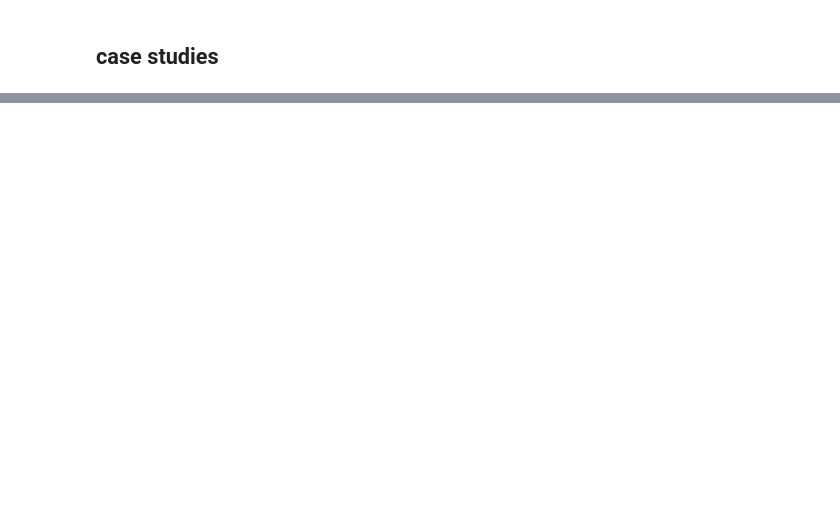
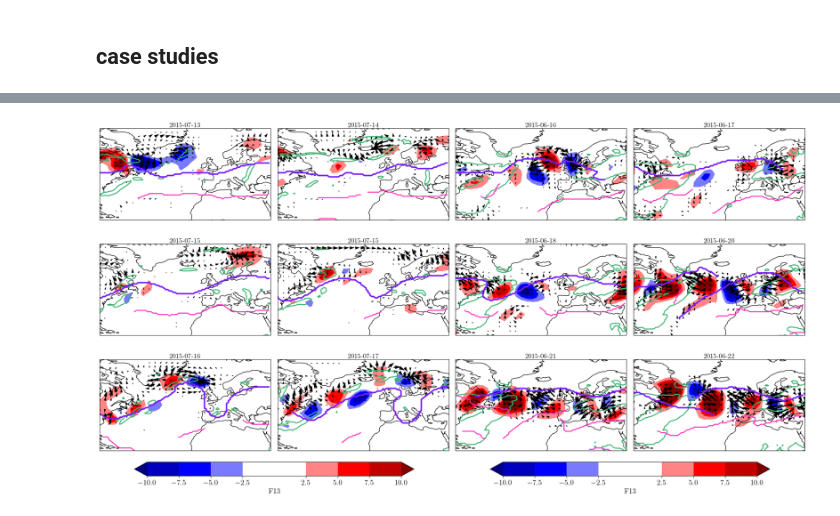
Before and after one commit to hbanderier/persistent-extremes-era5, a Jupyter notebook: Playgrounds/data_henrik_pg.ipynb, the cells around one changed output, grey strips where cells are left out. Drawn from its saved outputs; the diff is of its cells as text; code cells hidden in the pictures; blank space fills up the shorter version.

```diff
--- a/Playgrounds/data_henrik_pg.ipynb
+++ b/Playgrounds/data_henrik_pg.ipynb
@@ -251,0 +331,81 @@ for fig, key, which_spell in zip(subfigs, ["ctrl", "dobl"], [n_ctrl, n_dobl]):
+# %%
+ds_waf = {}
+for run in ["ctrl", "dobl"]:
+    ds_waf[f"{run}_F1x"] = xr.open_dataset(Path(DATADIR, "Henrik_data", run, "high_wind", "6H", "results", "F300.zarr"))
+    ds_waf[f"{run}_F1x"]["F12"] = ds_waf[f"{run}_F1x"]["F12"] + ds_waf[f"{run}_F1x"]["F12_extra"]
+    ds_waf[f"{run}_F2x"] = xr.open_dataset(Path(DATADIR, "Henrik_data", run, "high_wind", "6H", "results", "F300_2x.zarr"))
+# %%
+n_ctrl = 26
+n_dobl = 27
+figure = plt.figure(layout="constrained", figsize=(20, 11))
+subfigs = figure.subfigures(1, 2, wspace=0.01)
+fig1, fig2 = subfigs
+nrow, ncol = 3, 2
+n = nrow * ncol
+i_waf = 1
+plt.rc("axes", titlesize=14)
+plt.rc("axes", titlepad=2)
+
+cbar_kwargs = {"location": "bottom", "shrink": 0.8, "fraction": 0.1, "pad": 0.03}
+plot_kwargs = {
+    "cmap": colormaps.BlWhRe,
+    "levels": MaxNLocator(9).tick_values(-10, 10).tolist(),
+    "cbar_kwargs": cbar_kwargs,
+}
+
+for fig, key, which_spell in zip(subfigs, ["ctrl", "dobl"], [n_ctrl, n_dobl]):
+    is_dobl = key == "dobl"
+    spell = all_spells[f"{key}_EDJ"].filter(pl.col("spell") == which_spell)
+    spell = extend_spells(spell, time_before=datetime.timedelta(days=0))
+    len_spell = spell["time"][-1] - spell["time"][0]
+    times = (
+        pl.linear_space(spell["time"][0], spell["time"][-1], n, eager=True)
+        .dt.round("6h")
+        .cast(pl.Datetime("ns"))
+    )
+    titles = times.dt.to_string("%Y-%m-%d").to_list()
+    ds = ds_waf[f"{key}_F{i_waf}x"].sel(time=times).sel(lon=slice(-80, 40), lat=slice(15, 80))
+    ds = coarsen_da(ds, 3, np.mean)
+    da = ds[f"F{i_waf}3"]
+    to_plot = da
+
+    clu = Clusterplot(nrow, ncol, get_region(da), fig=fig)
+    clu.add_contourf(
+        to_plot, titles=titles, cbar_label=long_names.get(da.name, da.name), **plot_kwargs
+    )
+
+    to_plot_c = das_heating[key].sel(time=times) * 1e4
+    lev_c = 0.15 if key == "dobl" else .8
+    for i, t in enumerate(times):
+        u = ds.sel(time=t)[f"F{i_waf}1"]
+        v = ds.sel(time=t)[f"F{i_waf}2"]
+        filter_ = u ** 2 + v ** 2
+        filter_ = filter_ > filter_.quantile(0.75)
+        clu.axes[i].quiver(
+            to_plot.lon.values - clu.central_longitude,
+            to_plot.lat.values,
+            u.where(filter_),
+            v.where(filter_),
+            width=.007,
+            scale=7000,
+        )
+
+        clu.axes[i].contour(
+            to_plot_c.lon.values - clu.central_longitude,
+            to_plot_c.lat.values,
+            to_plot_c.sel(time=t),
+            levels=[lev_c],
+            colors=["mediumseagreen"],
+            linewidths=2,
+            linestyles="solid",
+        )
+        phat_jets_ = phat_jets.filter(pl.col("time") == t)
+
+        for _, jet in phat_jets_.group_by("jet ID"):
+            lo, la, is_p = jet[["lon", "lat", "is_polar"]]
+            this_jet_is_p = len(is_p) > 0 and is_p.mean() > 0.45
+            color = COLORS[1] if this_jet_is_p else COLORS[2]
+            lw = 2 + 1 * this_jet_is_p
+            clu.axes[i].plot(lo - clu.central_longitude, la, color=color, lw=lw)
+# %% [output]
+[figure, added]
```
Also changed, not shown: parts of 11 cells of this notebook, 2 other files.
